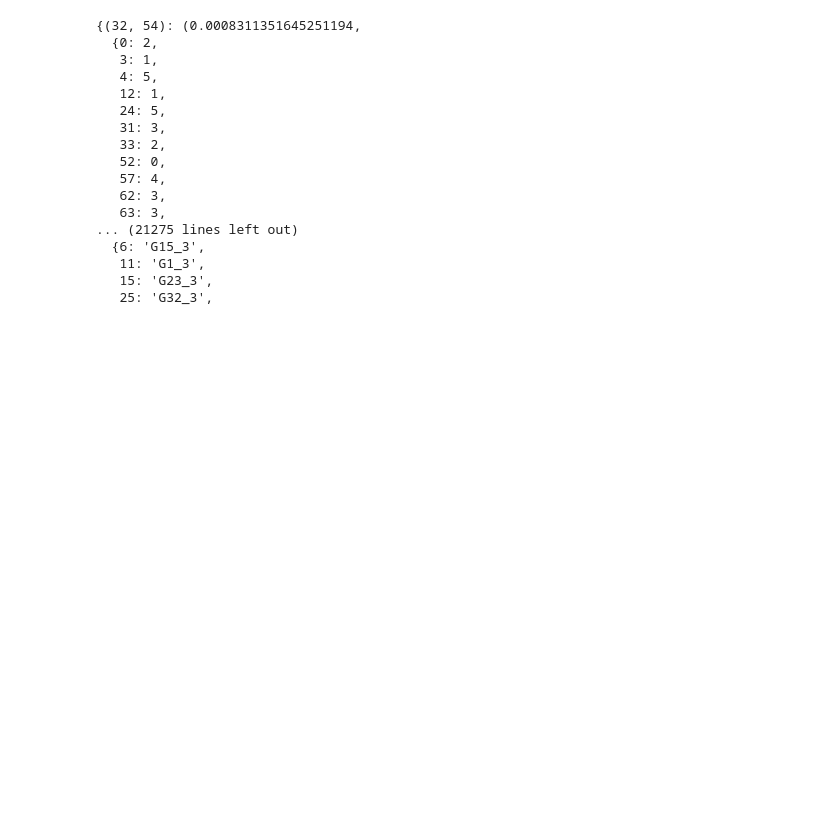
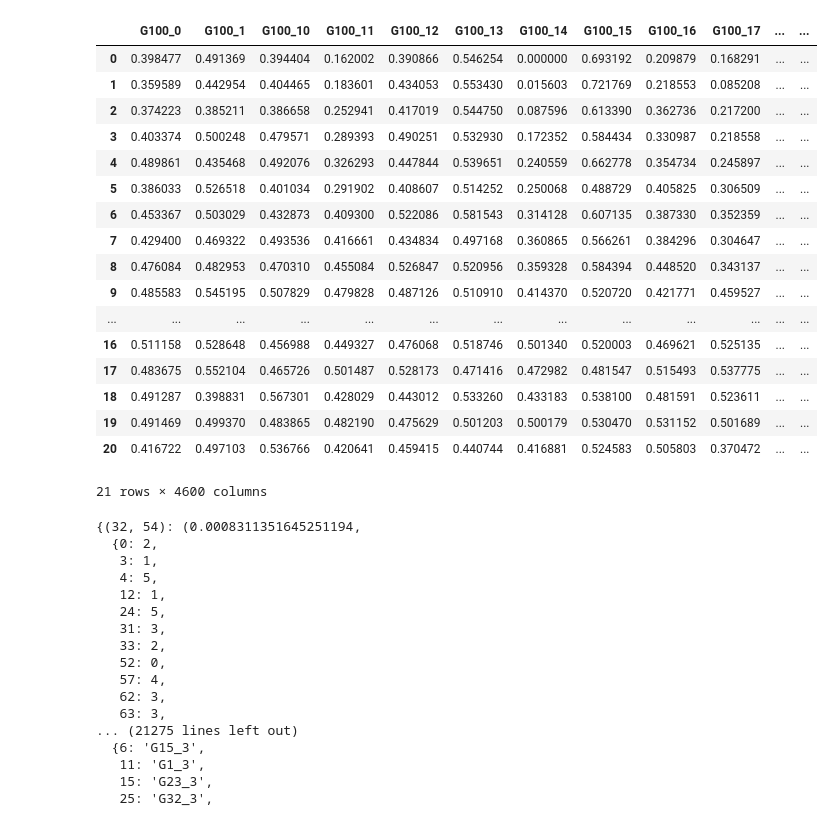
Before and after one commit to ananthbalashankar/gcn, a Jupyter notebook: dream3.ipynb, the cells around one changed output. Saved outputs shown, nothing was run; the diff lists cells and outputs as text; code cells hidden in the pictures; blank space fills up the shorter version.

```diff
--- a/dream3.ipynb
+++ b/dream3.ipynb
@@ -3,15 +3,35 @@ import pandas as pd
 # %%
 
 d = pd.read_csv('./InSilicoSize100/InSilicoSize100-Ecoli1-trajectories.tsv', delimiter='\t')
 all_series = {}
 for c in d.columns.values:
     if 'Time' in c:
         continue
     for i in range(46):
         all_series['{0}_{1}'.format(c, i)] = d[c].iloc[21*i: 21*i + 21].values
 
 all_series = pd.DataFrame(data=all_series)
 all_series.to_pickle('./ecoli1-ts')
+all_series
+# %% [output]
+|  | G100_0 | G100_1 | G100_10 | G100_11 | G100_12 | G100_13 | G100_14 | G100_15 | G100_16 | G100_17 | ... | ... |
+| 0 | 0.398477 | 0.491369 | 0.394404 | 0.162002 | 0.390866 | 0.546254 | 0.000000 | 0.693192 | 0.209879 | 0.168291 | ... | ... |
+| 1 | 0.359589 | 0.442954 | 0.404465 | 0.183601 | 0.434053 | 0.553430 | 0.015603 | 0.721769 | 0.218553 | 0.085208 | ... | ... |
+| 2 | 0.374223 | 0.385211 | 0.386658 | 0.252941 | 0.417019 | 0.544750 | 0.087596 | 0.613390 | 0.362736 | 0.217200 | ... | ... |
+| 3 | 0.403374 | 0.500248 | 0.479571 | 0.289393 | 0.490251 | 0.532930 | 0.172352 | 0.584434 | 0.330987 | 0.218558 | ... | ... |
+| 4 | 0.489861 | 0.435468 | 0.492076 | 0.326293 | 0.447844 | 0.539651 | 0.240559 | 0.662778 | 0.354734 | 0.245897 | ... | ... |
+| 5 | 0.386033 | 0.526518 | 0.401034 | 0.291902 | 0.408607 | 0.514252 | 0.250068 | 0.488729 | 0.405825 | 0.306509 | ... | ... |
+| 6 | 0.453367 | 0.503029 | 0.432873 | 0.409300 | 0.522086 | 0.581543 | 0.314128 | 0.607135 | 0.387330 | 0.352359 | ... | ... |
+| 7 | 0.429400 | 0.469322 | 0.493536 | 0.416661 | 0.434834 | 0.497168 | 0.360865 | 0.566261 | 0.384296 | 0.304647 | ... | ... |
+| 8 | 0.476084 | 0.482953 | 0.470310 | 0.455084 | 0.526847 | 0.520956 | 0.359328 | 0.584394 | 0.448520 | 0.343137 | ... | ... |
+| 9 | 0.485583 | 0.545195 | 0.507829 | 0.479828 | 0.487126 | 0.510910 | 0.414370 | 0.520720 | 0.421771 | 0.459527 | ... | ... |
+| ... | ... | ... | ... | ... | ... | ... | ... | ... | ... | ... | ... | ... |
+| 16 | 0.511158 | 0.528648 | 0.456988 | 0.449327 | 0.476068 | 0.518746 | 0.501340 | 0.520003 | 0.469621 | 0.525135 | ... | ... |
+| 17 | 0.483675 | 0.552104 | 0.465726 | 0.501487 | 0.528173 | 0.471416 | 0.472982 | 0.481547 | 0.515493 | 0.537775 | ... | ... |
+| 18 | 0.491287 | 0.398831 | 0.567301 | 0.428029 | 0.443012 | 0.533260 | 0.433183 | 0.538100 | 0.481591 | 0.523611 | ... | ... |
+| 19 | 0.491469 | 0.499370 | 0.483865 | 0.482190 | 0.475629 | 0.501203 | 0.500179 | 0.530470 | 0.531152 | 0.501689 | ... | ... |
+| 20 | 0.416722 | 0.497103 | 0.536766 | 0.420641 | 0.459415 | 0.440744 | 0.416881 | 0.524583 | 0.505803 | 0.370472 | ... | ... |
+21 rows × 4600 columns
 # %%
 import numpy as np
 links = pd.read_pickle('dream3-ecoli1-ts_merged')
```
Also changed, not shown: 1 other file.
